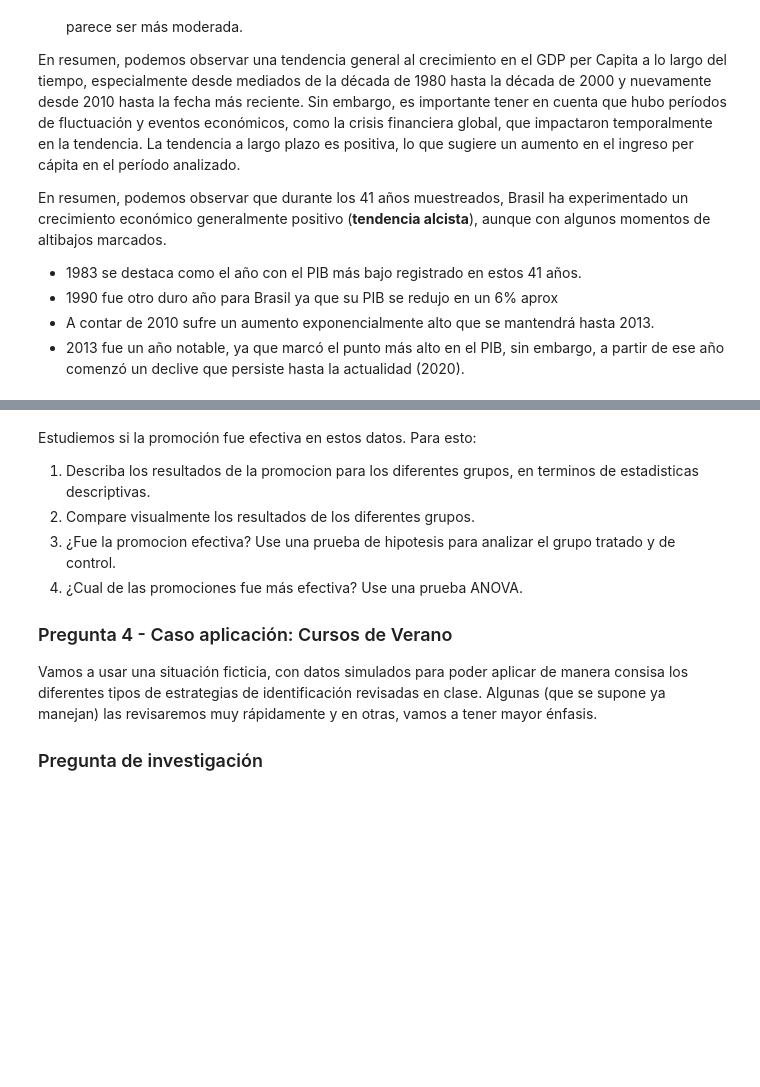
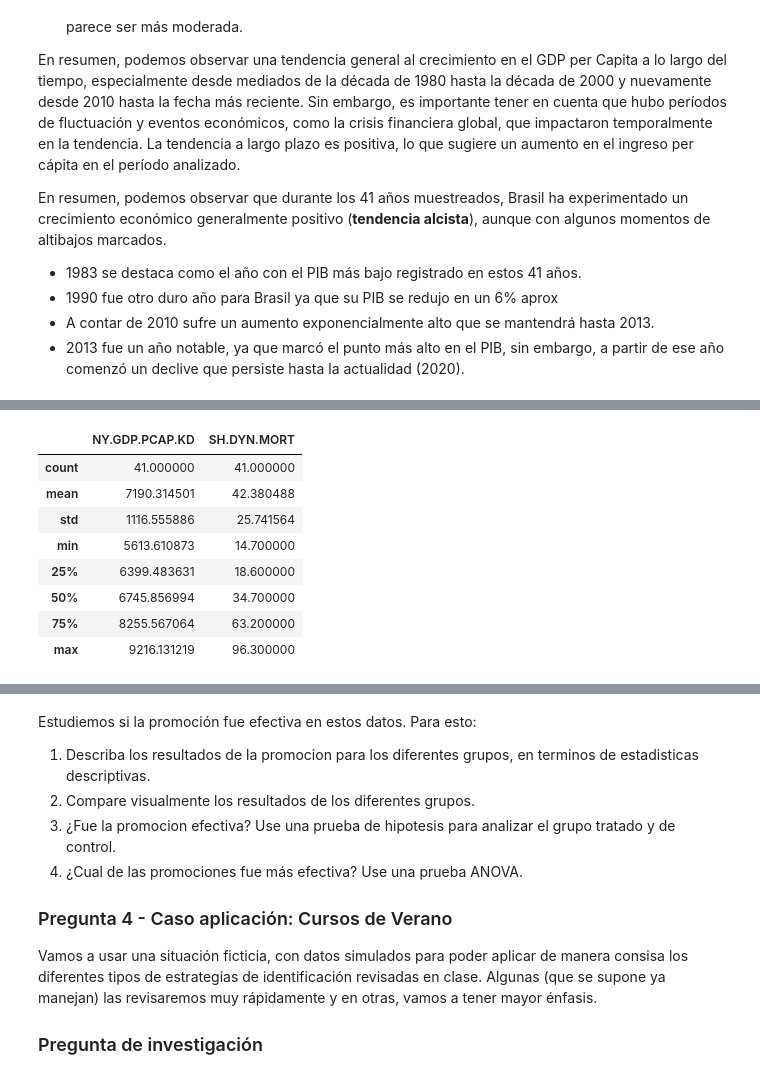
Before and after one commit to cindygarcia/TrabajoAnalisisDatos, a Jupyter notebook: taller1_enunciado.ipynb, the cells around one changed output, grey strips where cells are left out. Saved outputs shown, nothing was run; the diff lists cells and outputs as text; code cells hidden in the pictures; blank space fills up the shorter version.

```diff
--- a/taller1_enunciado.ipynb
+++ b/taller1_enunciado.ipynb
@@ -259,0 +231,26 @@ lascompras de cada usuario.
+# %%
+# Define the indicators you want to retrieve (replace with your desired indicators)
+indicators = {
+    "SH.DYN.MORT": "Mortality rate, under-5 (per 1,000 live births)",
+    "SP.POP.TOTL": "Population, total",
+}
+
+countries = [p]
+
+# Set the date range
+data_date = ("1980", "2020")
+
+df_Mort_p = wb.download(
+                    #Use the indicator attribute to identify which indicator or indicators to download
+                    indicator='SH.DYN.MORT',
+                    #Use the country attribute to identify the countries you want data for
+                    country=[p],
+                    #Identify the first year for which you want the data, as an integer or a string
+                    start='1980',
+                    #Identify the last year for which you want the data, as an integer or a string
+                    end=2020
+                )
+
+# Fetch the data from the World Bank API
+# Print the retrieved data
+df_Mort_p.head()
@@ -259,0 +265,15 @@ lascompras de cada usuario.
+# %%
+#UNAMOS LOS DATAFRAME DE MORTALIDAD e INGRESO PC EN UNO SOL DF PARA GRAFICARLO
+#Unamos los dos dataframe en uno: df_GDPpc_p Y df_Mort_p
+df_1 = pd.merge(df_GDPpc_p, df_Mort_p, how='right', on='year')
+df_1.describe()
+# %% [output]
+|  | NY.GDP.PCAP.KD | SH.DYN.MORT |
+| count | 41.000000 | 41.000000 |
+| mean | 7190.314501 | 42.380488 |
+| std | 1116.555886 | 25.741564 |
+| min | 5613.610873 | 14.700000 |
+| 25% | 6399.483631 | 18.600000 |
+| 50% | 6745.856994 | 34.700000 |
+| 75% | 8255.567064 | 63.200000 |
+| max | 9216.131219 | 96.300000 |
```
Also changed, not shown: parts of 11 cells of this notebook.
